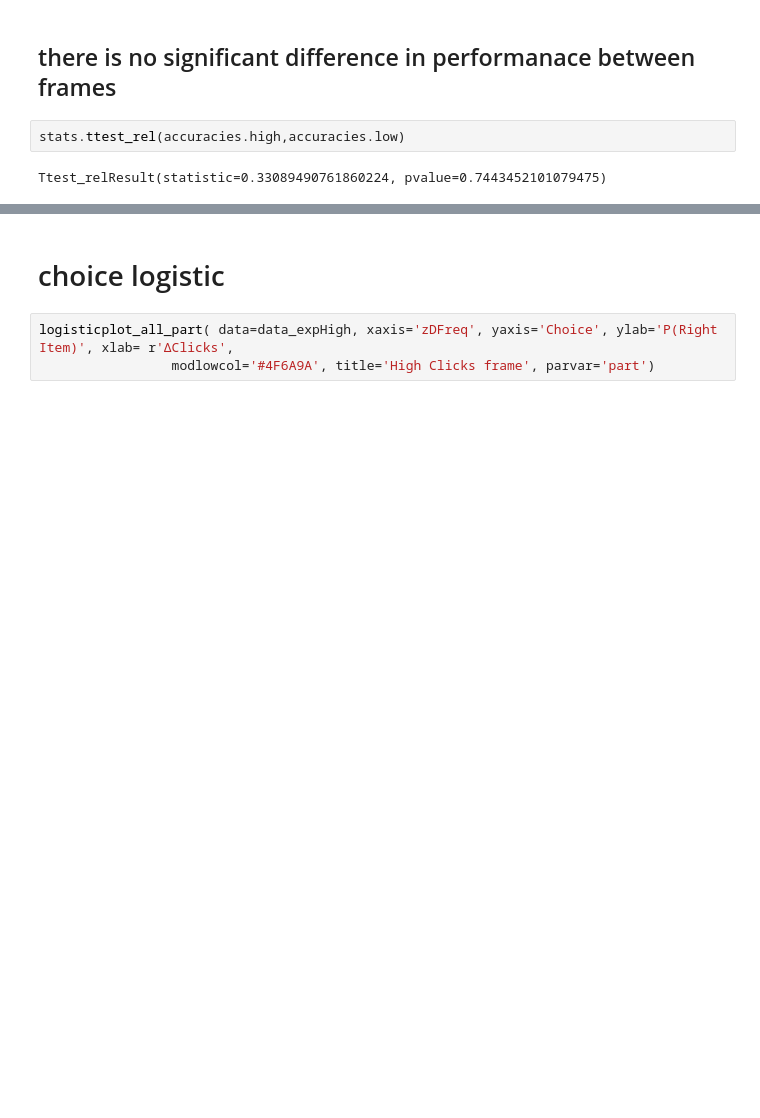
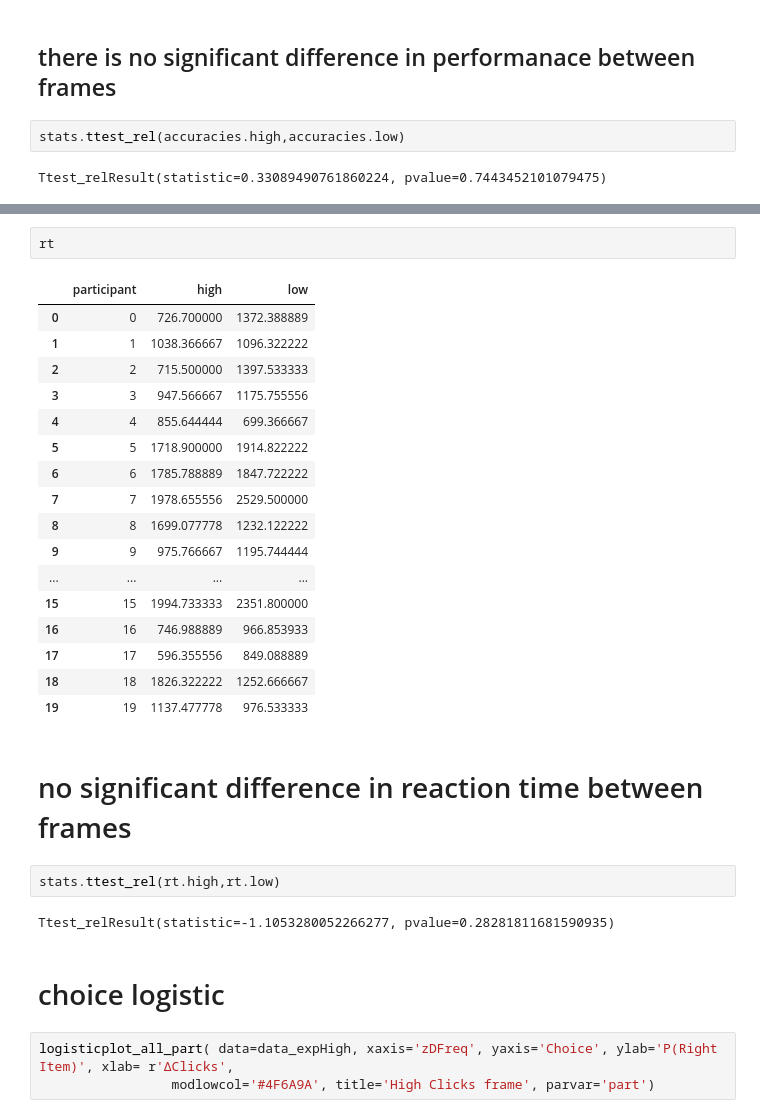
Before and after one commit to pradysepulveda/pupilPEB2021, a Jupyter notebook: Code PupilClicks/PEB2021_PupilSelect.ipynb, the cells around one changed output, grey strips where cells are left out. Cells and saved outputs as stored; diff of their text form; blank space fills up the shorter version.

```diff
--- a/Code PupilClicks/PEB2021_PupilSelect.ipynb
+++ b/Code PupilClicks/PEB2021_PupilSelect.ipynb
@@ -324,3 +348,29 @@ Ttest_relResult(statistic=0.33089490761860224, pvalue=0.7443452101079475)
+# %%
+rt
+# %% [output]
+|  | participant | high | low |
+| 0 | 0 | 726.700000 | 1372.388889 |
+| 1 | 1 | 1038.366667 | 1096.322222 |
+| 2 | 2 | 715.500000 | 1397.533333 |
+| 3 | 3 | 947.566667 | 1175.755556 |
+| 4 | 4 | 855.644444 | 699.366667 |
+| 5 | 5 | 1718.900000 | 1914.822222 |
+| 6 | 6 | 1785.788889 | 1847.722222 |
+| 7 | 7 | 1978.655556 | 2529.500000 |
+| 8 | 8 | 1699.077778 | 1232.122222 |
+| 9 | 9 | 975.766667 | 1195.744444 |
+| ... | ... | ... | ... |
+| 15 | 15 | 1994.733333 | 2351.800000 |
+| 16 | 16 | 746.988889 | 966.853933 |
+| 17 | 17 | 596.355556 | 849.088889 |
+| 18 | 18 | 1826.322222 | 1252.666667 |
+| 19 | 19 | 1137.477778 | 976.533333 |
+# %% [markdown]
+# no significant difference in reaction time between frames
+# %%
+stats.ttest_rel(rt.high,rt.low)
+# %% [output]
+Ttest_relResult(statistic=-1.1053280052266277, pvalue=0.28281811681590935)
 # %% [markdown]
 # choice logistic
 # %%
```
Also changed, not shown: parts of 17 cells of this notebook, 4 other files.
